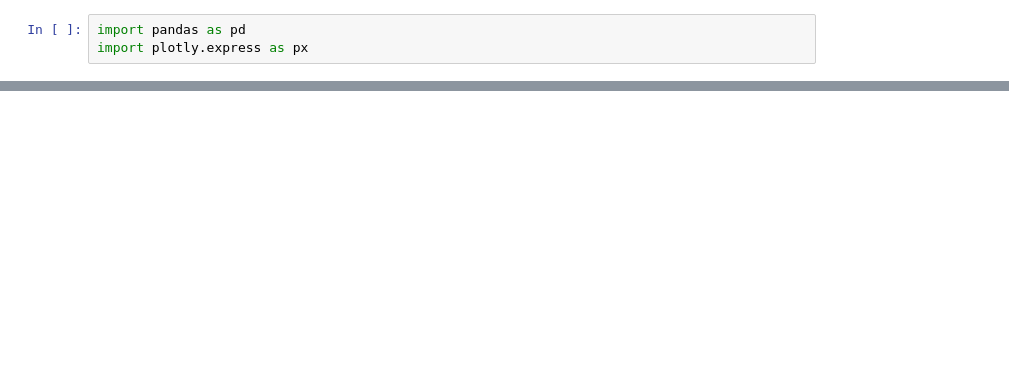
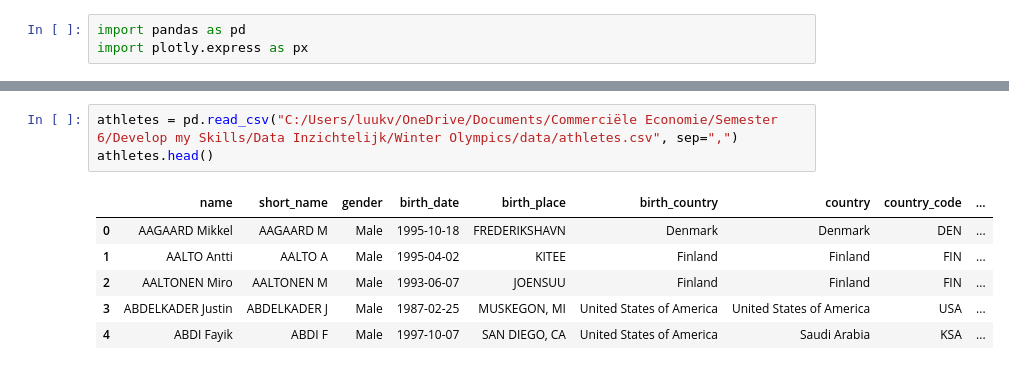
Before and after one commit to lvdheijden/winter-olympics-2022, a Jupyter notebook: winter_olympics_2022.ipynb, the cells around one changed output, grey strips where cells are left out. Saved outputs shown, nothing was run; the diff lists cells and outputs as text; blank space fills up the shorter version.

```diff
--- a/winter_olympics_2022.ipynb
+++ b/winter_olympics_2022.ipynb
@@ -49,0 +190,10 @@ fig.show(renderer="svg")
+# %%
+athletes = pd.read_csv("C:/Users/luukv/OneDrive/Documents/Commerciële Economie/Semester 6/Develop my Skills/Data Inzichtelijk/Winter Olympics/data/athletes.csv", sep=",")
+athletes.head()
+# %% [output]
+|  | name | short_name | gender | birth_date | birth_place | birth_country | country | country_code | ... |
+| 0 | AAGAARD Mikkel | AAGAARD M | Male | 1995-10-18 | FREDERIKSHAVN | Denmark | Denmark | DEN | ... |
+| 1 | AALTO Antti | AALTO A | Male | 1995-04-02 | KITEE | Finland | Finland | FIN | ... |
+| 2 | AALTONEN Miro | AALTONEN M | Male | 1993-06-07 | JOENSUU | Finland | Finland | FIN | ... |
+| 3 | ABDELKADER Justin | ABDELKADER J | Male | 1987-02-25 | MUSKEGON, MI | United States of America | United States of America | USA | ... |
+| 4 | ABDI Fayik | ABDI F | Male | 1997-10-07 | SAN DIEGO, CA | United States of America | Saudi Arabia | KSA | ... |
```
Also changed, not shown: parts of 17 cells of this notebook.
